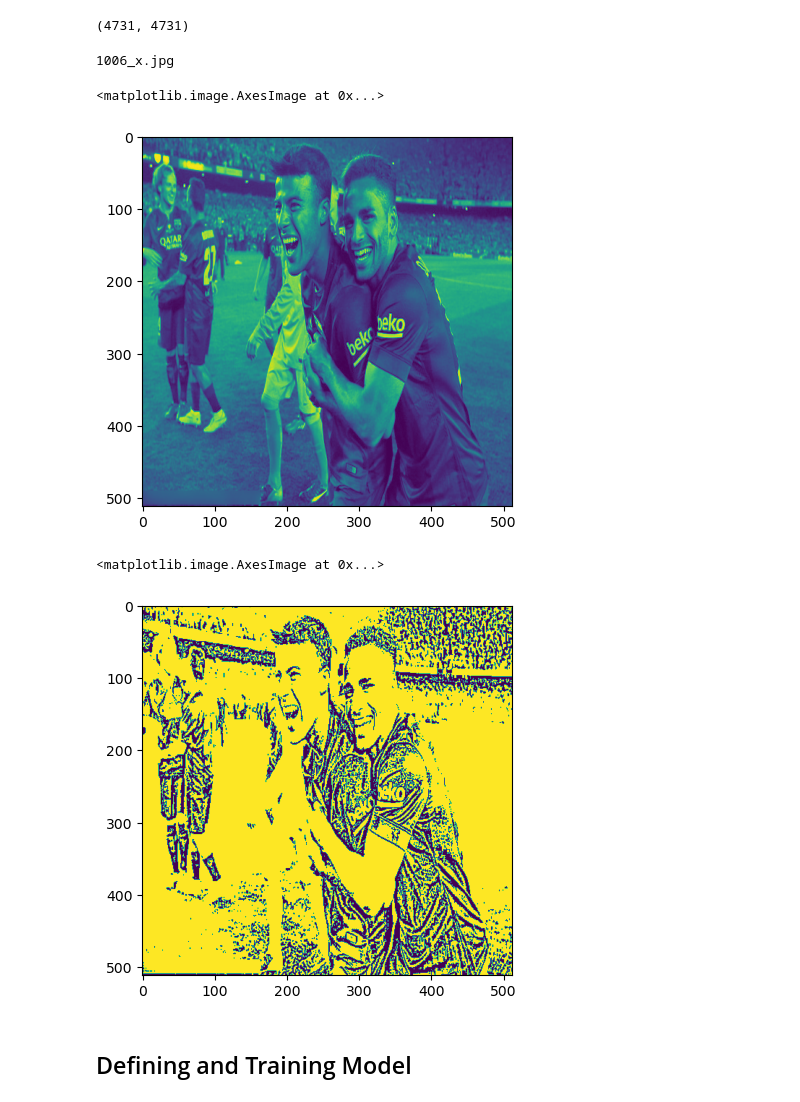
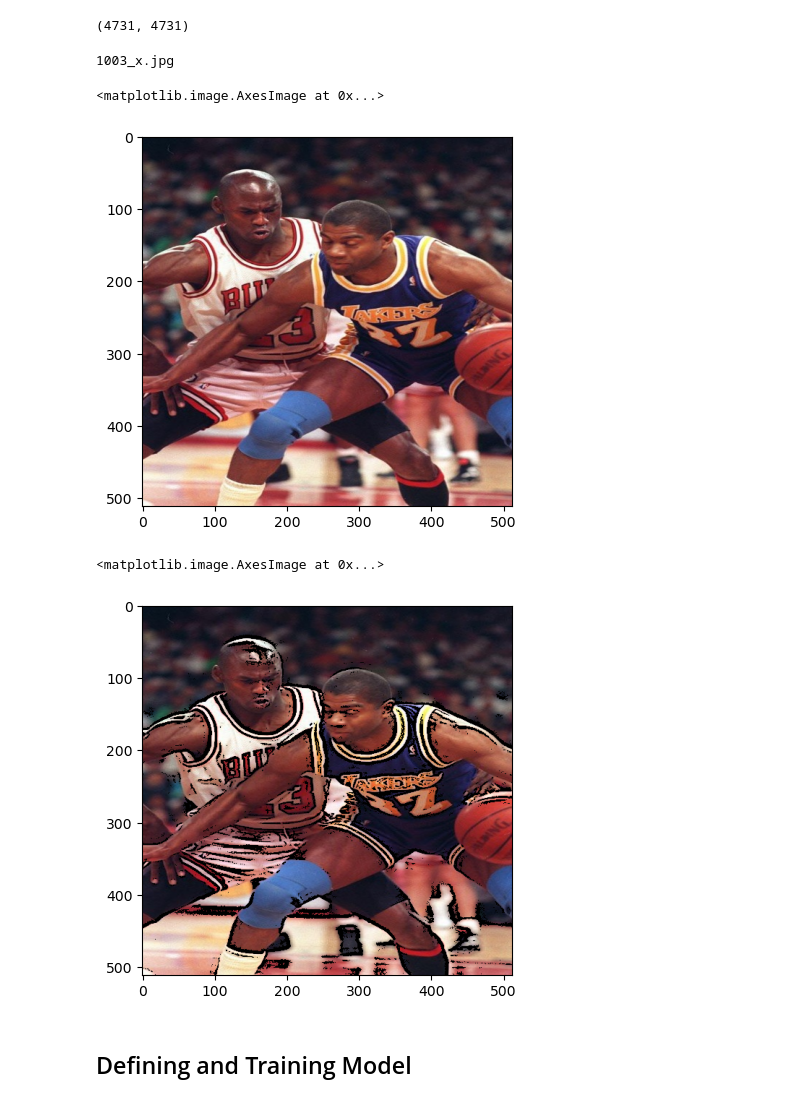
Before and after one commit to AsimWattoo/LiveImageSegmentor, a Jupyter notebook: ImageSegmenter.ipynb, the cells around one changed output. Drawn from its saved outputs; the diff is of its cells as text; code cells hidden in the pictures.

Commit message:
Added Hue and Saturation to the Image and added edge detection to the original image and trained the model.

```diff
--- a/ImageSegmenter.ipynb
+++ b/ImageSegmenter.ipynb
@@ -23,12 +23,12 @@ len(x_images), len(y_images)
 # %% [output]
 (4731, 4731)
 # %%
-image_path = x_images[7]
+image_path = x_images[4]
 print(image_path)
 image = cv2.imread(f'{dataset_x_path}{image_path}')
-image = cv2.cvtColor(image, cv2.COLOR_BGR2GRAY)
-plt.imshow(image)
+image = cv2.cvtColor(image, cv2.COLOR_BGR2RGB)
+plt.imshow(image, cmap='gray')
 # %% [output]
-1006_x.jpg
+1003_x.jpg
 <matplotlib.image.AxesImage at 0x...>
-[figure, old version]
+[figure, new version]
@@ -40,10 +51,10 @@ def apply_filter(image):
 # %%
 #Changing image contrast
 image = image.astype(np.uint8)
-plt.imshow(apply_filter(image))
+plt.imshow(apply_filter(image), cmap='gray')
 # %% [output]
 <matplotlib.image.AxesImage at 0x...>
-[figure, old version]
+[figure, new version]
 # %%
 #Ensuring that the directory exists
 modified_image_directory = "custom_dataset_human_black_background/features_modified/"
```
Also changed, not shown: parts of 18 cells of this notebook, 1 other file.
